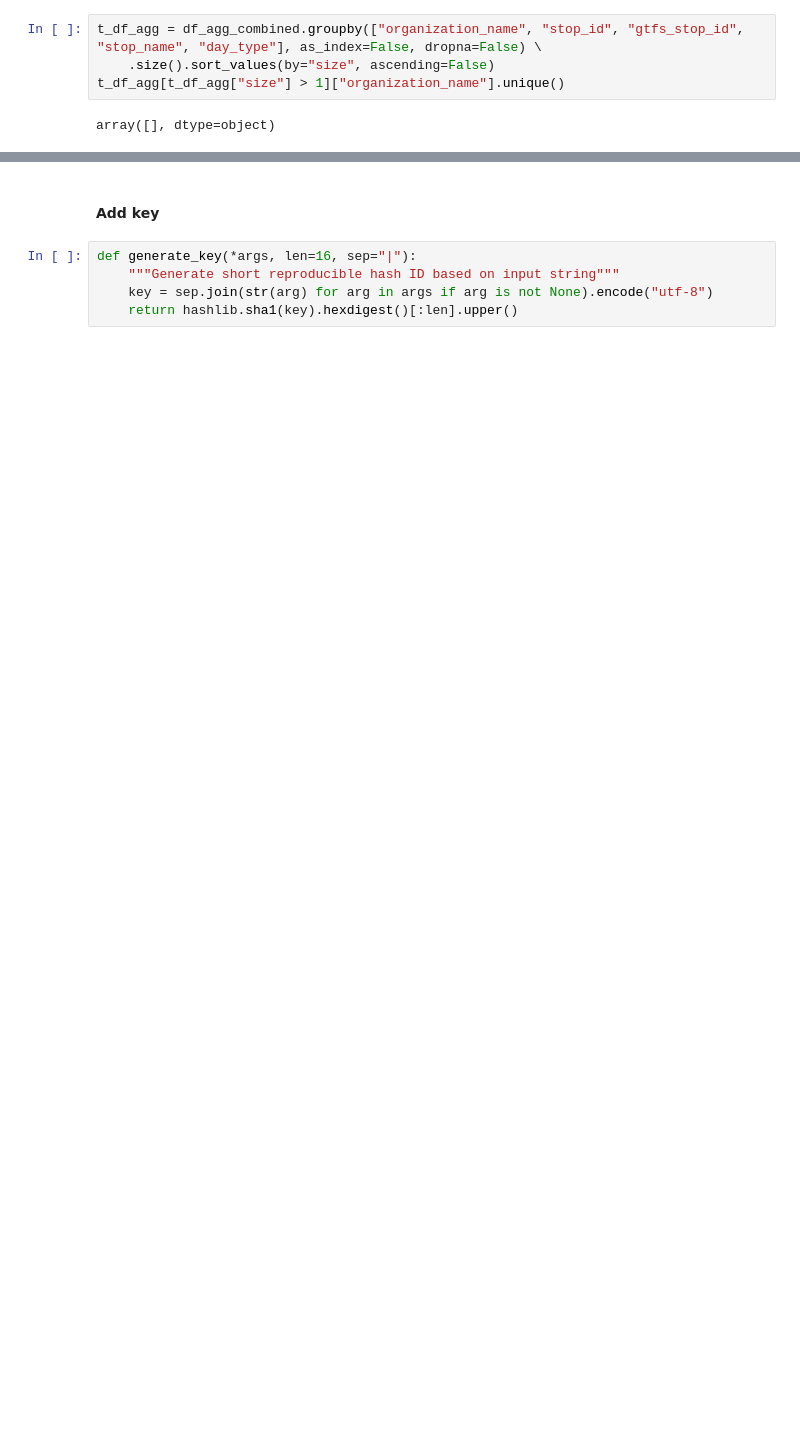
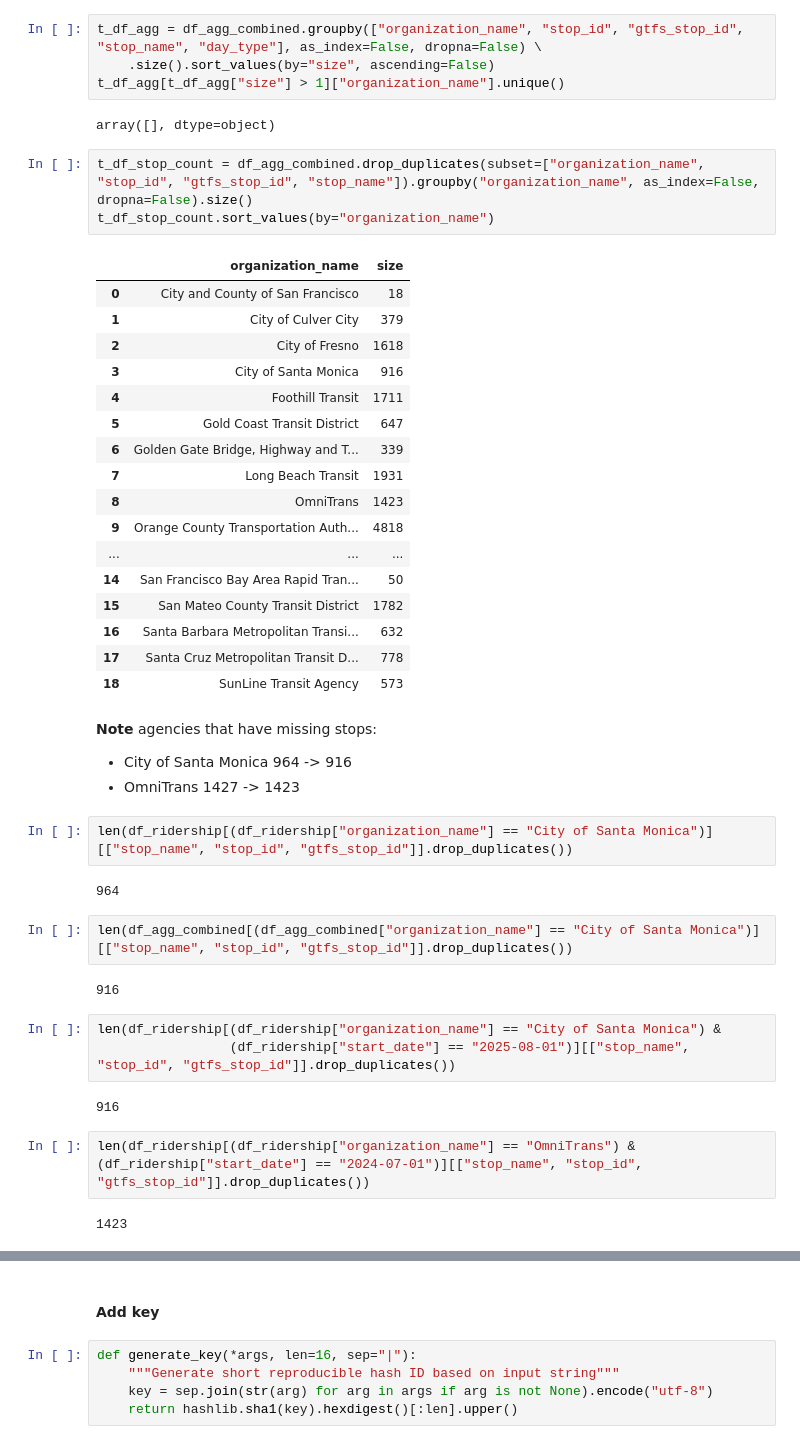
Before and after one commit to cal-itp/transit-ridership-analytics, a Jupyter notebook: fct_table.ipynb, the cells around one changed output, grey strips where cells are left out. Cells and saved outputs as stored; diff of their text form; blank space fills up the shorter version.

```diff
--- a/fct_table.ipynb
+++ b/fct_table.ipynb
@@ -536,3 +541,45 @@ t_df_agg = df_agg_combined.groupby(["organization_name", "stop_id", "gtfs_stop_i
 t_df_agg[t_df_agg["size"] > 1]["organization_name"].unique()
 # %% [output]
 array([], dtype=object)
+# %%
+t_df_stop_count = df_agg_combined.drop_duplicates(subset=["organization_name", "stop_id", "gtfs_stop_id", "stop_name"]).groupby("organization_name", as_index=False, dropna=False).size()
+t_df_stop_count.sort_values(by="organization_name")
+# %% [output]
+|  | organization_name | size |
+| 0 | City and County of San Francisco | 18 |
+| 1 | City of Culver City | 379 |
+| 2 | City of Fresno | 1618 |
+| 3 | City of Santa Monica | 916 |
+| 4 | Foothill Transit | 1711 |
+| 5 | Gold Coast Transit District | 647 |
+| 6 | Golden Gate Bridge, Highway and T... | 339 |
+| 7 | Long Beach Transit | 1931 |
+| 8 | OmniTrans | 1423 |
+| 9 | Orange County Transportation Auth... | 4818 |
+| ... | ... | ... |
+| 14 | San Francisco Bay Area Rapid Tran... | 50 |
+| 15 | San Mateo County Transit District | 1782 |
+| 16 | Santa Barbara Metropolitan Transi... | 632 |
+| 17 | Santa Cruz Metropolitan Transit D... | 778 |
+| 18 | SunLine Transit Agency | 573 |
+# %% [markdown]
+**Note** agencies that have missing stops:
+- City of Santa Monica 964 -> 916
+- OmniTrans 1427 -> 1423
+# %%
+len(df_ridership[(df_ridership["organization_name"] == "City of Santa Monica")][["stop_name", "stop_id", "gtfs_stop_id"]].drop_duplicates())
+# %% [output]
+964
+# %%
+len(df_agg_combined[(df_agg_combined["organization_name"] == "City of Santa Monica")][["stop_name", "stop_id", "gtfs_stop_id"]].drop_duplicates())
+# %% [output]
+916
+# %%
+len(df_ridership[(df_ridership["organization_name"] == "City of Santa Monica") &
+                 (df_ridership["start_date"] == "2025-08-01")][["stop_name", "stop_id", "gtfs_stop_id"]].drop_duplicates())
+# %% [output]
+916
+# %%
+len(df_ridership[(df_ridership["organization_name"] == "OmniTrans") & (df_ridership["start_date"] == "2024-07-01")][["stop_name", "stop_id", "gtfs_stop_id"]].drop_duplicates())
+# %% [output]
+1423
```
Also changed, not shown: parts of 31 cells of this notebook, 2 other files.
